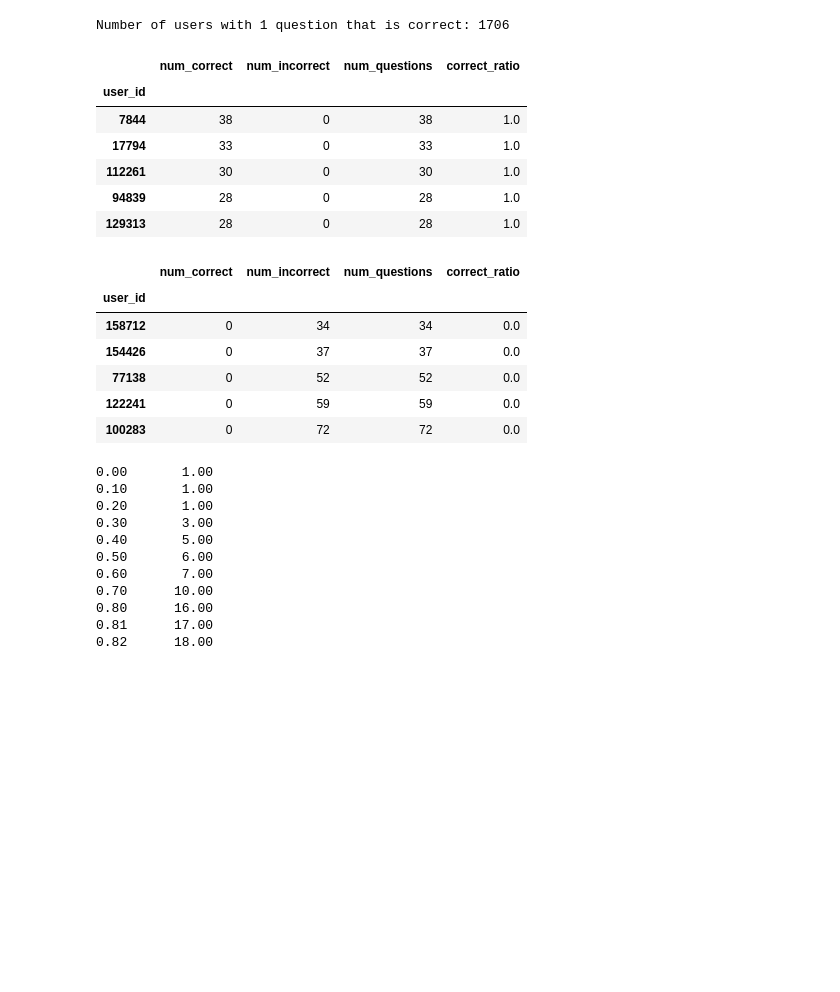
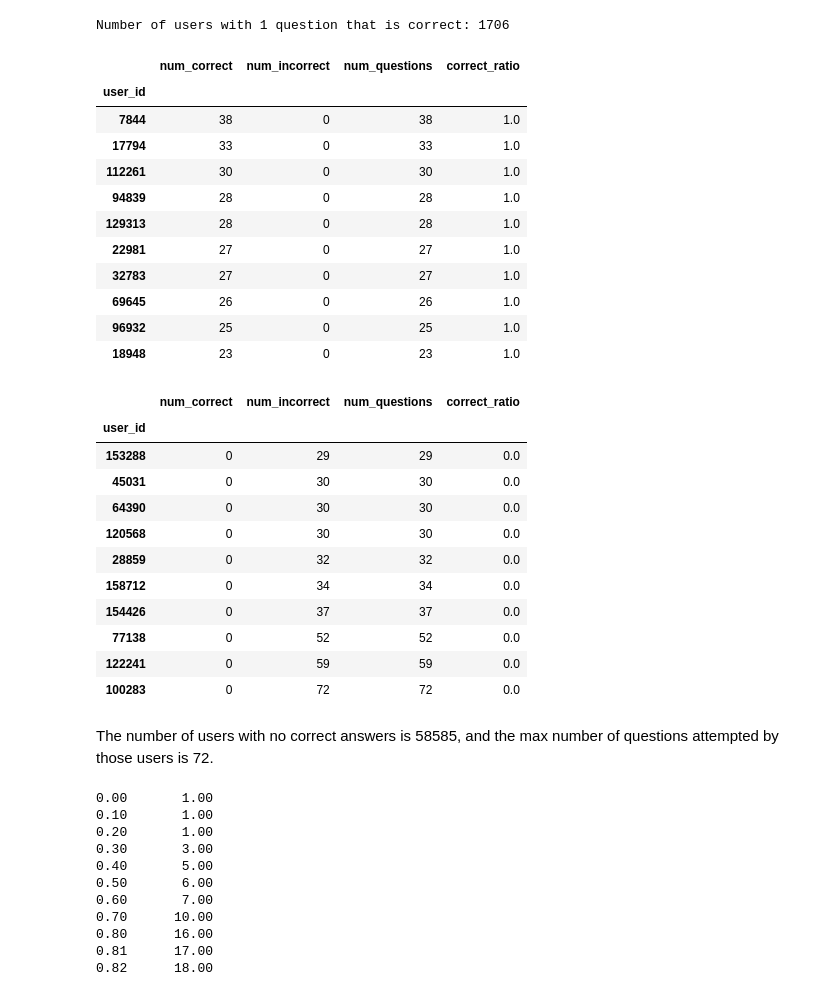
Before and after one commit to oserttas-math/predicting_assessment_mastery, a Jupyter notebook: notebooks/initial_data_exploration.ipynb, the cells around one changed output. Cells and saved outputs as stored; diff of their text form; code cells hidden in the pictures; blank space fills up the shorter version.

```diff
--- a/notebooks/initial_data_exploration.ipynb
+++ b/notebooks/initial_data_exploration.ipynb
@@ -1063,7 +1079,7 @@ print(('Number of users with 1 question that is correct:'),
 Number of users with 1 question that is correct: 1706
 # %%
 # View top users sorted by correct_ratio then num_questions:
-df_user_id_score.sort_values(by=['correct_ratio', 'num_questions'], ascending=False).head()
+df_user_id_score.sort_values(by=['correct_ratio', 'num_questions'], ascending=False).head(10)
 # %% [output]
 |  | num_correct | num_incorrect | num_questions | correct_ratio |
 | user_id |  |  |  |  |
@@ -1072,17 +1088,29 @@ df_user_id_score.sort_values(by=['correct_ratio', 'num_questions'], ascending=Fa
 | 112261 | 30 | 0 | 30 | 1.0 |
 | 94839 | 28 | 0 | 28 | 1.0 |
 | 129313 | 28 | 0 | 28 | 1.0 |
+| 22981 | 27 | 0 | 27 | 1.0 |
+| 32783 | 27 | 0 | 27 | 1.0 |
+| 69645 | 26 | 0 | 26 | 1.0 |
+| 96932 | 25 | 0 | 25 | 1.0 |
+| 18948 | 23 | 0 | 23 | 1.0 |
 # %%
 # View worst performing users by num_questions:
-df_user_id_score.sort_values(by=['correct_ratio', 'num_questions'], ascending=[False, True]).tail()
+df_user_id_score.sort_values(by=['correct_ratio', 'num_questions'], ascending=[False, True]).tail(10)
 # %% [output]
 |  | num_correct | num_incorrect | num_questions | correct_ratio |
 | user_id |  |  |  |  |
+| 153288 | 0 | 29 | 29 | 0.0 |
+| 45031 | 0 | 30 | 30 | 0.0 |
+| 64390 | 0 | 30 | 30 | 0.0 |
+| 120568 | 0 | 30 | 30 | 0.0 |
+| 28859 | 0 | 32 | 32 | 0.0 |
 | 158712 | 0 | 34 | 34 | 0.0 |
 | 154426 | 0 | 37 | 37 | 0.0 |
 | 77138 | 0 | 52 | 52 | 0.0 |
 | 122241 | 0 | 59 | 59 | 0.0 |
 | 100283 | 0 | 72 | 72 | 0.0 |
+# %% [markdown]
+The number of users with no correct answers is 58585, and the max number of questions attempted by those users is 72.
 # %%
 # Inspect num_questions percentiles:
 df_user_id_score['num_questions'].quantile([0.0, 0.1, 0.2, 0.3, 0.4, 0.5, 0.6, 0.7, 0.8, 0.81, 0.82, 0.83, 0.84, 0.85, 0.86, 0.87, 0.88, 0.89, 0.9, 0.91, 0.92, 0.93, 0.94, 0.95, 0.96, 0.97, 0.98, 0.99, 1])
```
Also changed, not shown: parts of 33 cells of this notebook.
